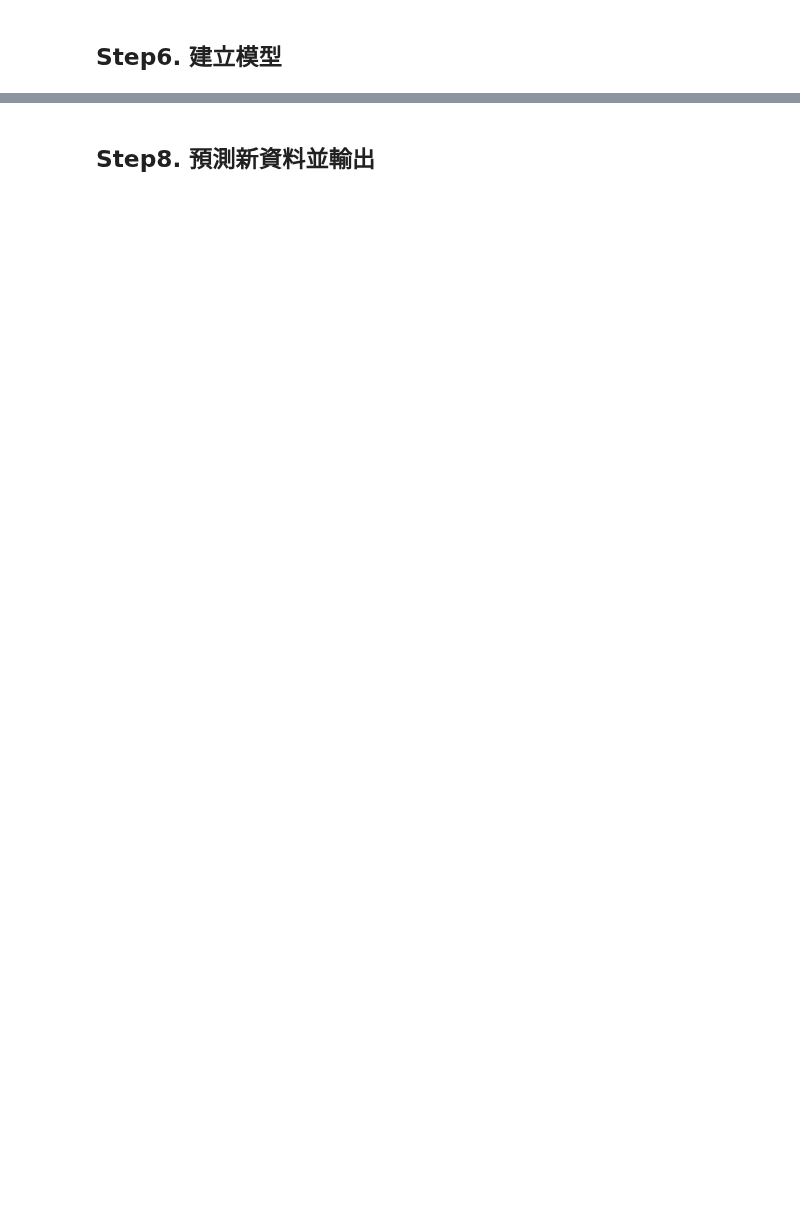
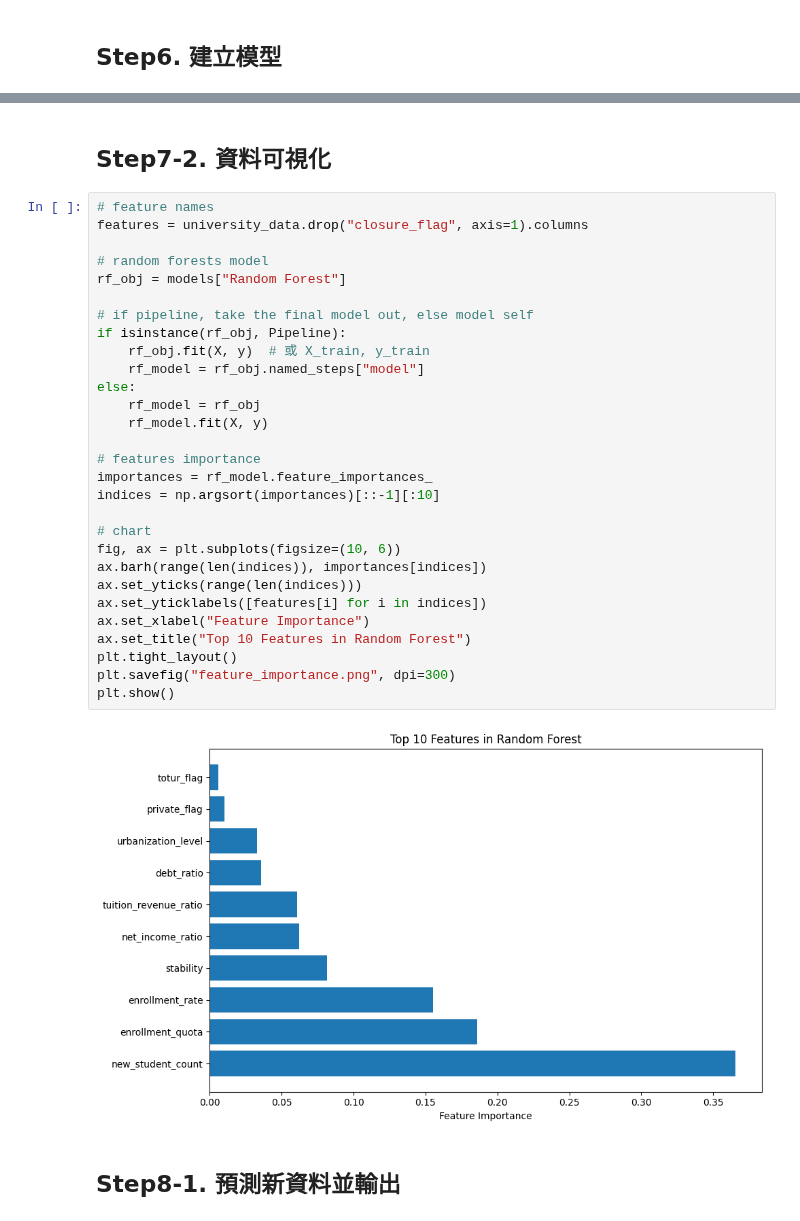
Before and after one commit to taitaiwu/python, a Jupyter notebook: Introduction_to_Artificial_Intelligence&Mechine_Learning/final_project/Predicting_the_Probability_of_University_Closure_in_Taiwan.ipynb, the cells around one changed output, grey strips where cells are left out. Drawn from its saved outputs; the diff is of its cells as text; blank space fills up the shorter version.

```diff
--- a/Introduction_to_Artificial_Intelligence&Mechine_Learning/final_project/Predicting_the_Probability_of_University_Closure_in_Taiwan.ipynb
+++ b/Introduction_to_Artificial_Intelligence&Mechine_Learning/final_project/Predicting_the_Probability_of_University_Closure_in_Taiwan.ipynb
@@ -146,5 +229,38 @@ totur_flag: 0.0105
+# %% [markdown]
+## Step7-2. 資料可視化
+# %%
+# feature names
+features = university_data.drop("closure_flag", axis=1).columns
+
+# random forests model
+rf_obj = models["Random Forest"]
+
+# if pipeline, take the final model out, else model self
+if isinstance(rf_obj, Pipeline):
+    rf_obj.fit(X, y)  # 或 X_train, y_train
+    rf_model = rf_obj.named_steps["model"]
+else:
+    rf_model = rf_obj
+    rf_model.fit(X, y)
+
+# features importance
+importances = rf_model.feature_importances_
+indices = np.argsort(importances)[::-1][:10]
+
+# chart
+fig, ax = plt.subplots(figsize=(10, 6))
+ax.barh(range(len(indices)), importances[indices])
+ax.set_yticks(range(len(indices)))
+ax.set_yticklabels([features[i] for i in indices])
+ax.set_xlabel("Feature Importance")
+ax.set_title("Top 10 Features in Random Forest")
+plt.tight_layout()
+plt.savefig("feature_importance.png", dpi=300)
+plt.show()
+# %% [output]
+[figure, added]
 # %% [markdown]
-## Step8. 預測新資料並輸出
+## Step8-1. 預測新資料並輸出
 # %%
 test_pred = random_forest_model.predict(test_X)
 test_pred_proba = random_forest_model.predict_proba(test_X)[:, 1]
```
Also changed, not shown: parts of 17 cells of this notebook, 10 other files.
